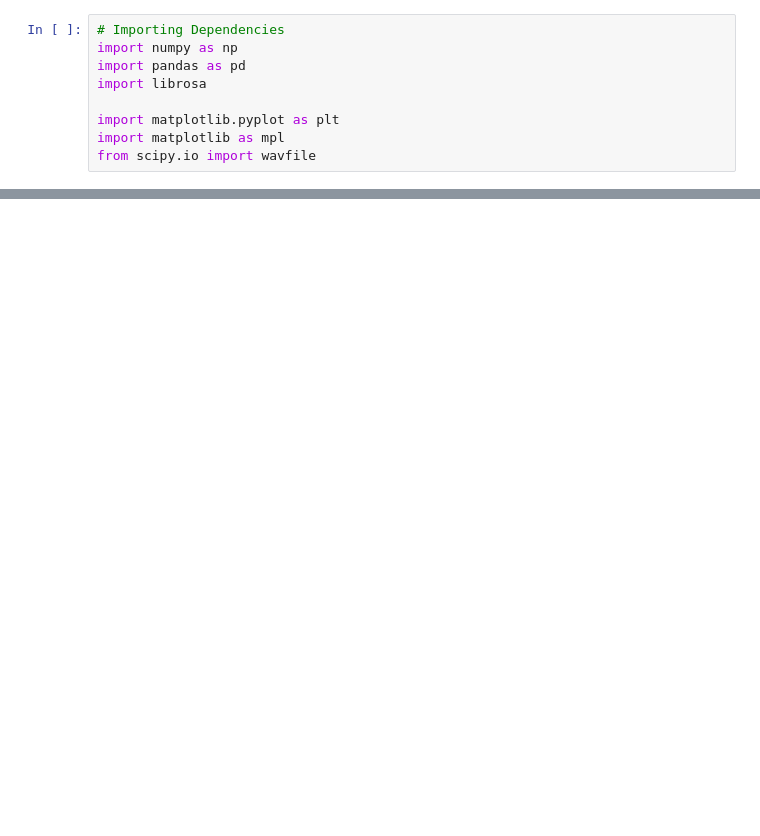
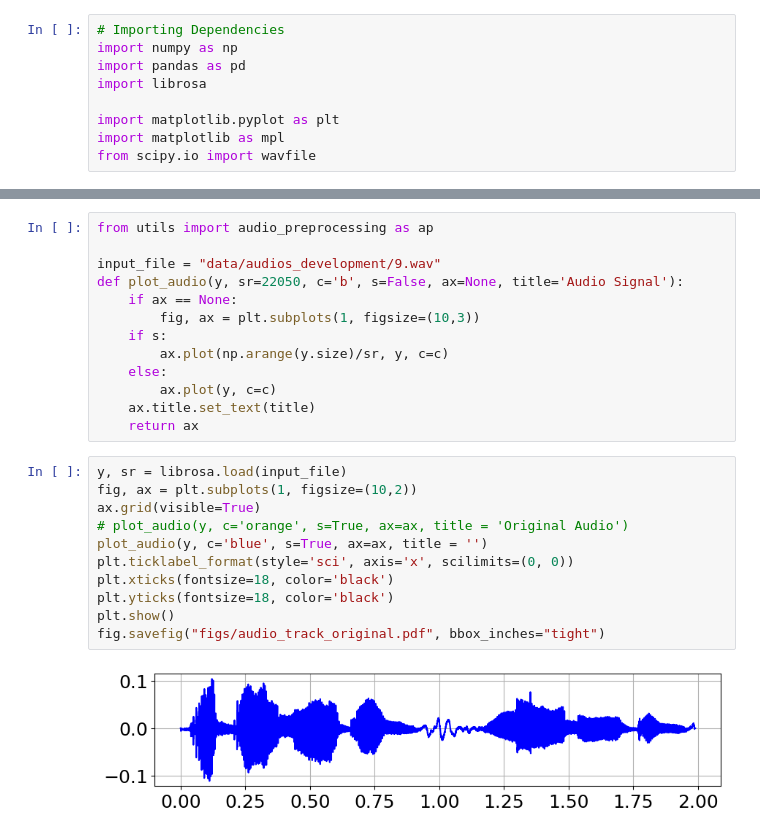
Before and after one commit to AndreaLolli2912/DSL-Age-Regression, a Jupyter notebook: main/report_figures.ipynb, the cells around one changed output, grey strips where cells are left out. Saved outputs shown, nothing was run; the diff lists cells and outputs as text; blank space fills up the shorter version.

```diff
--- a/main/report_figures.ipynb
+++ b/main/report_figures.ipynb
@@ -31,0 +35,26 @@ int16
+# %%
+from utils import audio_preprocessing as ap
+
+input_file = "data/audios_development/9.wav"
+def plot_audio(y, sr=22050, c='b', s=False, ax=None, title='Audio Signal'):
+    if ax == None:
+        fig, ax = plt.subplots(1, figsize=(10,3))
+    if s:
+        ax.plot(np.arange(y.size)/sr, y, c=c)
+    else:
+        ax.plot(y, c=c)
+    ax.title.set_text(title)
+    return ax
+# %%
+y, sr = librosa.load(input_file)
+fig, ax = plt.subplots(1, figsize=(10,2))
+ax.grid(visible=True)
+# plot_audio(y, c='orange', s=True, ax=ax, title = 'Original Audio')
+plot_audio(y, c='blue', s=True, ax=ax, title = '')
+plt.ticklabel_format(style='sci', axis='x', scilimits=(0, 0))
+plt.xticks(fontsize=18, color='black')
+plt.yticks(fontsize=18, color='black')
+plt.show()
+fig.savefig("figs/audio_track_original.pdf", bbox_inches="tight")
+# %% [output]
+[figure, added]
```
Also changed, not shown: parts of 3 cells of this notebook.
